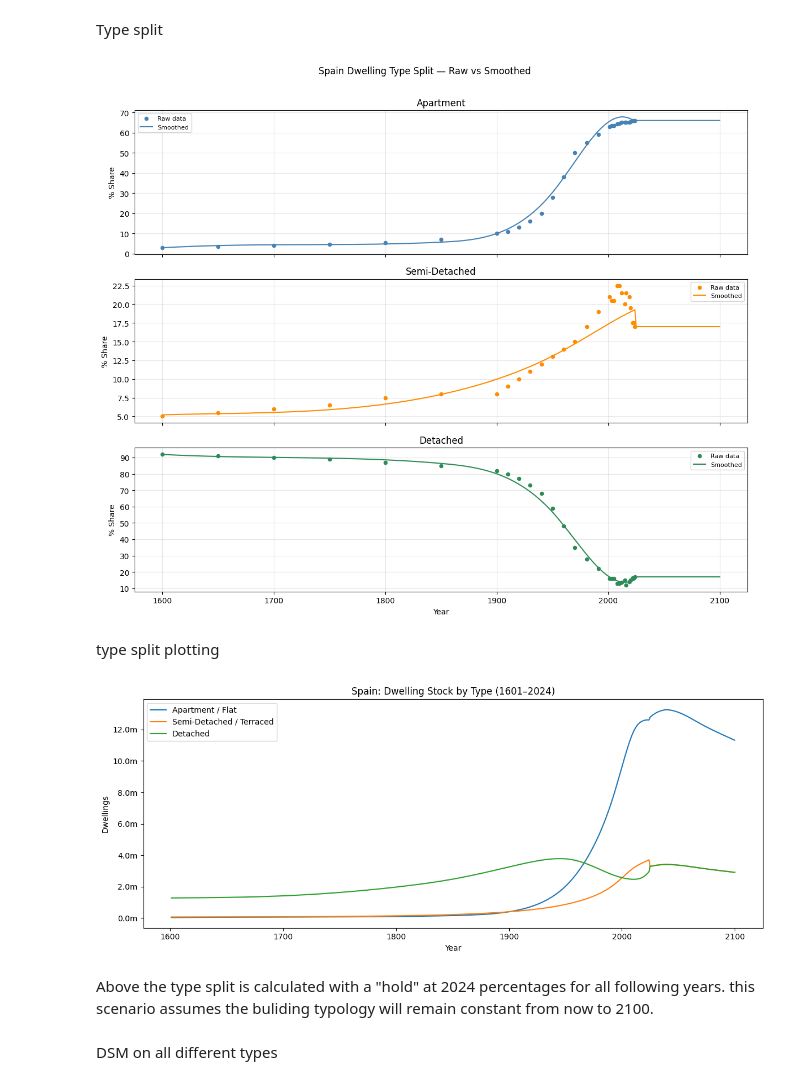
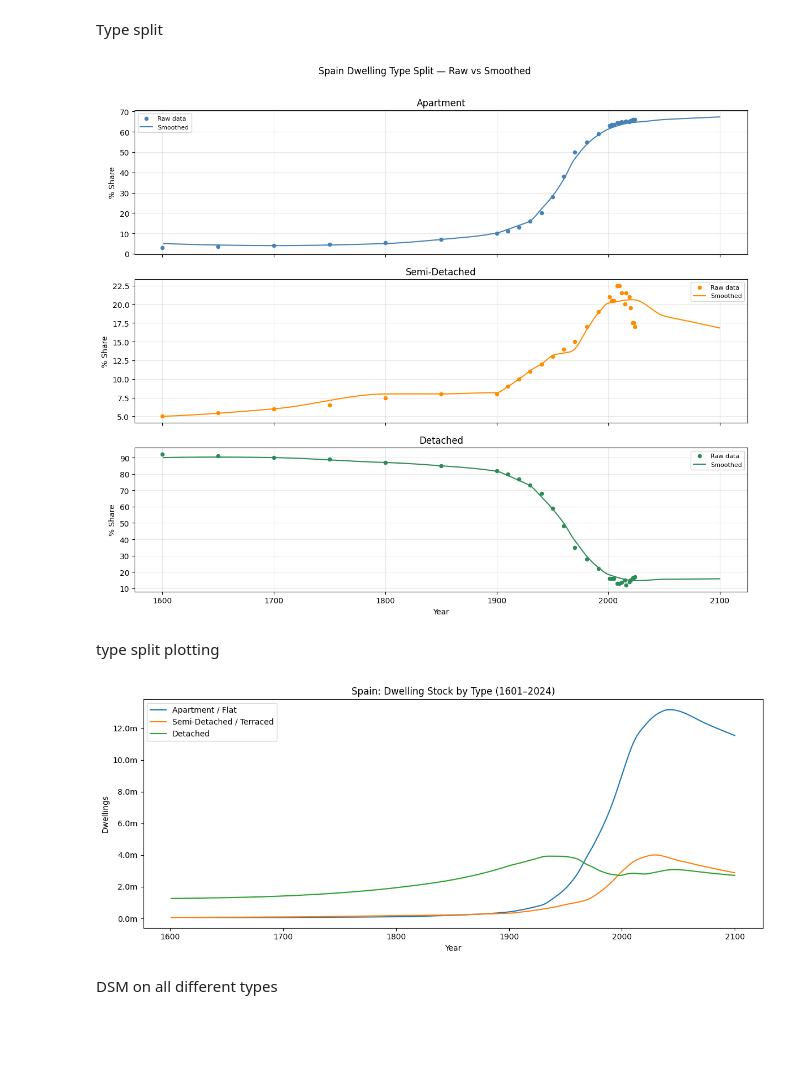
Before and after one commit to tdhunn01-design/MFA2, a Jupyter notebook: PPD_POP_Multiplied.ipynb, the cells around one changed output. Cells and saved outputs as stored; diff of their text form; code cells hidden in the pictures; blank space fills up the shorter version.

Commit message:
type split done

```diff
--- a/PPD_POP_Multiplied.ipynb
+++ b/PPD_POP_Multiplied.ipynb
@@ -206,7 +207,7 @@ plt.show()
 # %% [markdown]
 Type split
 # %%
-from scipy.interpolate import UnivariateSpline
+from scipy.interpolate import PchipInterpolator
 import matplotlib.pyplot as plt
 
 # raw points for plotting only - from the excel
@@ -217,19 +218,20 @@ pct_raw["Year"] = pct_raw["Year"].astype(int)
 pct_raw[["pct_apt", "pct_semi", "pct_det"]] = pct_raw[["pct_apt", "pct_semi", "pct_det"]].apply(pd.to_numeric, errors="coerce")
 pct_raw = pct_raw.dropna()
 
-# curated anchor points - monotonic, no reversals
+# curated anchor points
+
 pct_clean = pd.DataFrame({
-    "Year":    [1600, 1700, 1800, 1850, 1900, 1930, 1950, 1960, 1970, 1981, 1991, 2001, 2024],
-    "pct_apt": [   3,    4,    5,    7,   10,   16,   28,   38,   50,   55,   59,   63,   66],
-    "pct_semi":[   5,    6,    7,    8,    8,   11,   13,   14,   15,   17,   18,   18,   17],
-    "pct_det": [  92,   90,   88,   85,   82,   73,   59,   48,   35,   28,   22,   17,   17],
+    "Year":    [1600, 1700, 1800, 1850, 1900, 1910, 1920, 1930, 1940, 1950, 1960, 1970, 1981, 1991, 2001, 2024, 2050, 2075, 2100],
+    "pct_apt": [   5,    4,    5,    7,   10,   12,   14,   16,   22,   28,   38,   50,   55,   59,   64,   66,   68,   68,   68],
+    "pct_semi":[   5,    6,    8,    8,    8,    9,   10,   11,   12,   13,   14,   15,   17,   19,   21,   21,   19,   18,   17],
+    "pct_det": [  90,   90,   87,   85,   80,   79,   76,   72,   66,   58,   52,   42,   30,   23,   19,   15,   16,   16,   16],
 })
 
 type_split = result[["Year", "Product"]].copy()
 
 for col in ["pct_apt", "pct_semi", "pct_det"]:
-    spline = UnivariateSpline(pct_clean["Year"].values, pct_clean[col].values, s=50, k=3)
-    vals = spline(type_split["Year"].values)
+    interp = PchipInterpolator(pct_clean["Year"].values, pct_clean[col].values, extrapolate=False)
+    vals = interp(type_split["Year"].values)
     last_val = pct_clean[col].iloc[-1]
     vals = np.where(type_split["Year"].values > pct_clean["Year"].max(), last_val, vals)
     type_split[col] = np.clip(vals, 0, 100)
@@ -240,36 +242,34 @@ for col in ["pct_apt", "pct_semi", "pct_det"]:
     type_split[col] = type_split[col] / row_sum * 100
 
 # calculate stocks
 type_split["apt_stock"]  = type_split["Product"] * type_split["pct_apt"]  / 100
 type_split["semi_stock"] = type_split["Product"] * type_split["pct_semi"] / 100
 type_split["det_stock"]  = type_split["Product"] * type_split["pct_det"]  / 100
 
 type_split = type_split[["Year", "apt_stock", "semi_stock", "det_stock"]]
 
 # ── plot raw excel points vs smoothed curated spline ─────────────────────────
 fig, axes = plt.subplots(3, 1, figsize=(12, 10), sharex=True)
 
 cols   = ["pct_apt",   "pct_semi",      "pct_det"]
 labels = ["Apartment", "Semi-Detached", "Detached"]
 colors = ["steelblue", "darkorange",    "seagreen"]
 
 for ax, col, label, color in zip(axes, cols, labels, colors):
-    # raw excel points
     ax.scatter(pct_raw["Year"], pct_raw[col], color=color, zorder=5, s=20, label="Raw data")
-    # smoothed curated spline
     smoothed_pct = type_split[col.replace("pct_", "") + "_stock"] / type_split[["apt_stock","semi_stock","det_stock"]].sum(axis=1) * 100
     ax.plot(type_split["Year"], smoothed_pct, color=color, linewidth=1.5, label="Smoothed")
     ax.set_ylabel("% Share")
     ax.set_title(label)
     ax.legend(fontsize=8)
     ax.grid(True, alpha=0.3)
 
 axes[-1].set_xlabel("Year")
 plt.suptitle("Spain Dwelling Type Split — Raw vs Smoothed", y=1.01)
 plt.tight_layout()
 plt.show()
 # %% [output]
-[figure, old version]
+[figure, new version]
 # %% [markdown]
 type split plotting
 # %%
@@ -287,9 +287,7 @@ ax.legend()
 plt.tight_layout()
 plt.show()
 # %% [output]
-[figure, old version]
+[figure, new version]
-# %% [markdown]
-Above the type split is calculated with a "hold" at 2024 percentages for all following years. this scenario assumes the buliding typology will remain constant from now to 2100.
 # %% [markdown]
 DSM on all different types
 # %%
```
Also changed, not shown: parts of 2 cells of this notebook, 1 other file.
